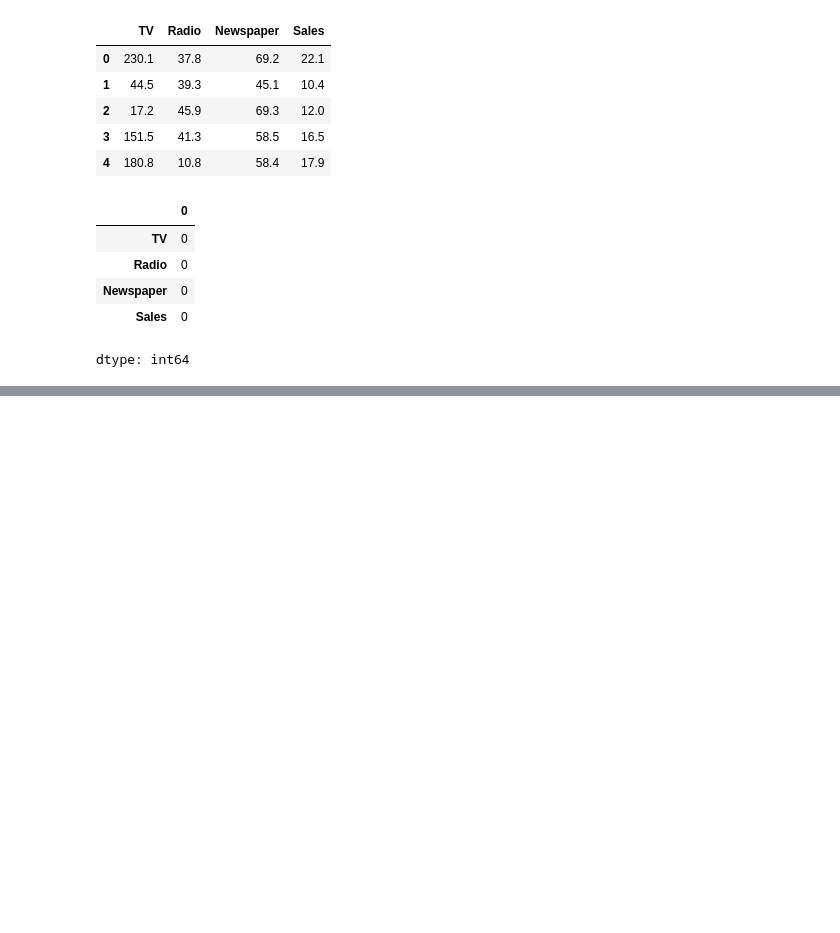
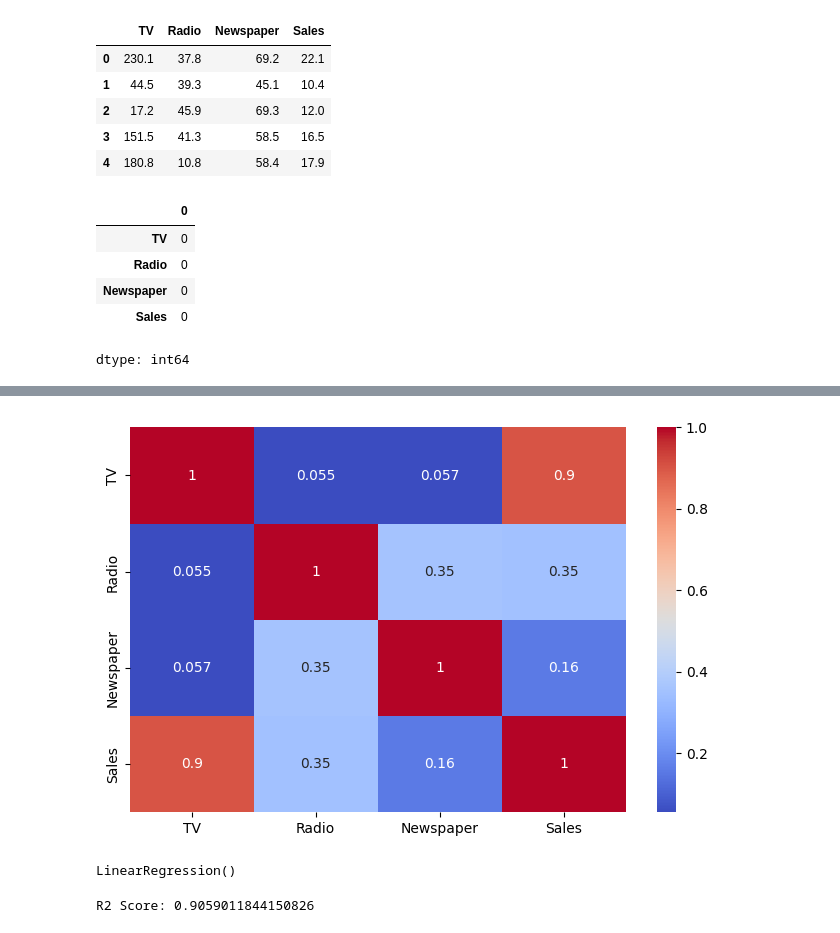
Before and after one commit to szeeshanZ123/CODSOFT, a Jupyter notebook: Sales.ipynb, the cells around one changed output, grey strips where cells are left out. Drawn from its saved outputs; the diff is of its cells as text; code cells hidden in the pictures; blank space fills up the shorter version.

```diff
--- a/Sales.ipynb
+++ b/Sales.ipynb
@@ -26,0 +32,6 @@ dtype: int64
+# %%
+plt.figure(figsize=(8,5))
+sns.heatmap(df.corr(),annot=True,cmap="coolwarm")
+plt.show()
+# %% [output]
+[figure, added]
@@ -26,0 +46,6 @@ dtype: int64
+# %%
+from sklearn.linear_model import LinearRegression
+model=LinearRegression()
+model.fit(X_train,y_train)
+# %% [output]
+LinearRegression()
@@ -26,0 +54,5 @@ dtype: int64
+# %%
+from sklearn.metrics import r2_score
+print("R2 Score:",r2_score(y_test,y_pred))
+# %% [output]
+R2 Score: 0.9059011844150826
```
Also changed, not shown: parts of 4 cells of this notebook.
